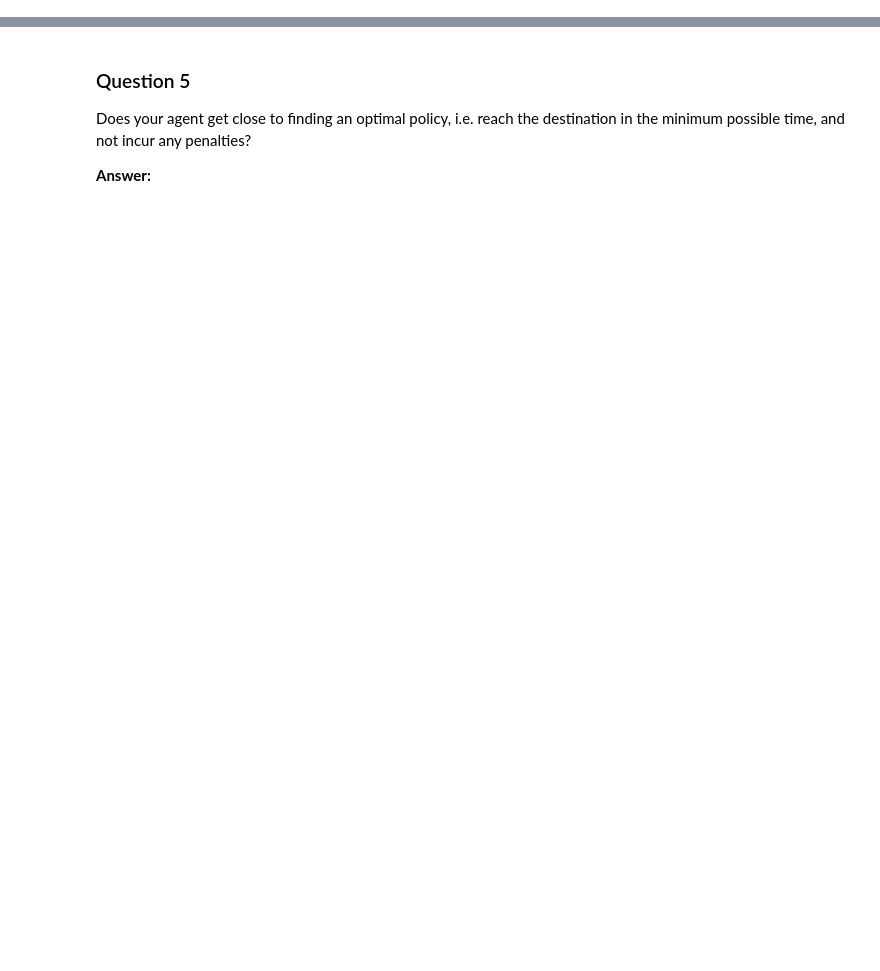
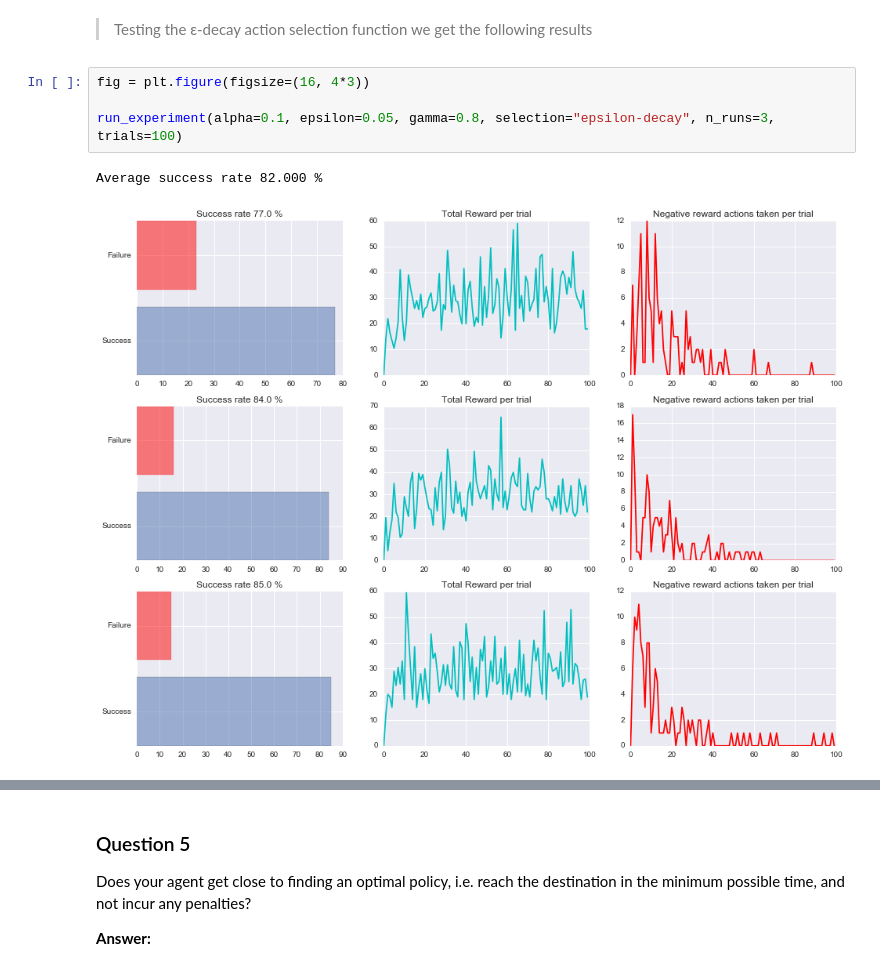
Before and after one commit to thomalm/udacity, a Jupyter notebook: machine-learning-nanodegree/p4-smartcab/smartcab/report.ipynb, the cells around one changed output, grey strips where cells are left out. Cells and saved outputs as stored; diff of their text form; blank space fills up the shorter version.

```diff
--- a/machine-learning-nanodegree/p4-smartcab/smartcab/report.ipynb
+++ b/machine-learning-nanodegree/p4-smartcab/smartcab/report.ipynb
@@ -111,0 +108,9 @@ Report what changes you made to your basic implementation of Q-Learning to achie
+# %% [markdown]
+> Testing the ε-decay action selection function we get the following results
+# %%
+fig = plt.figure(figsize=(16, 4*3))
+
+run_experiment(alpha=0.1, epsilon=0.05, gamma=0.8, selection="epsilon-decay", n_runs=3, trials=100)
+# %% [output]
+Average success rate 82.000 %
+[figure, added]
```
Also changed, not shown: parts of 14 cells of this notebook, 3 other files.
